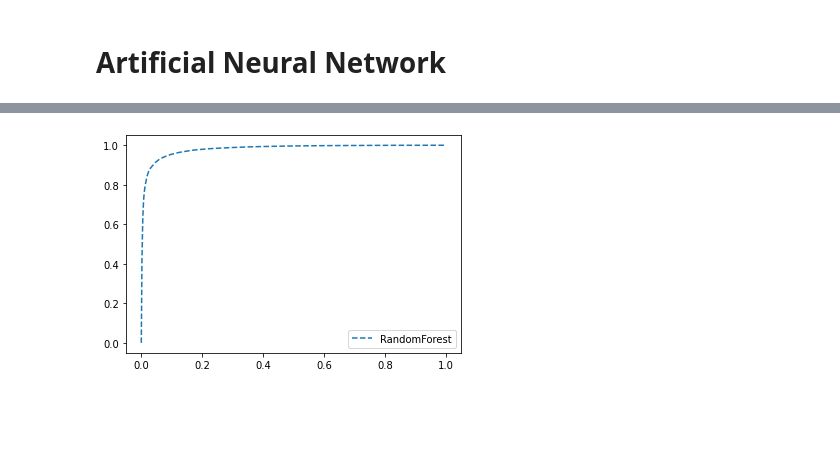
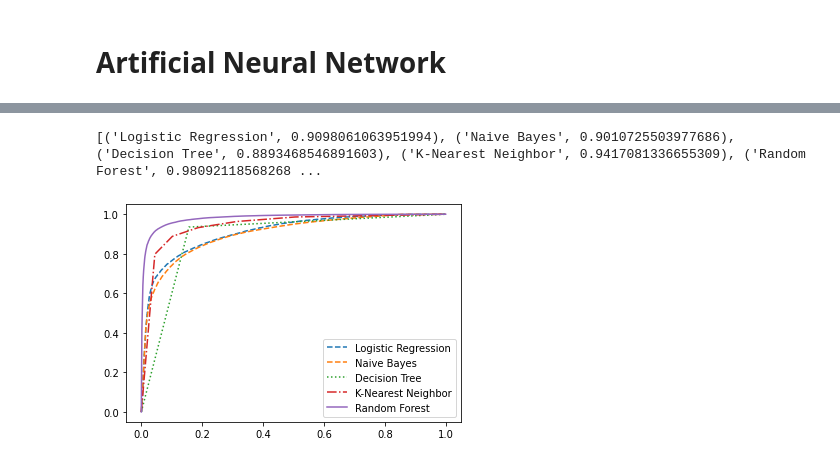
Before and after one commit to AliShujjat/DropOutRatesInPakistan, a Jupyter notebook: Model_Training.ipynb, the cells around one changed output, grey strips where cells are left out. Drawn from its saved outputs; the diff is of its cells as text; code cells hidden in the pictures; blank space fills up the shorter version.

```diff
--- a/Model_Training.ipynb
+++ b/Model_Training.ipynb
@@ -417,16 +460,47 @@ weighted avg       0.94      0.94      0.94     85862
-# %%
-y_probs = clf.predict_proba(X_test)
-y_probs = y_probs[:, 1]
-ns_fpr, ns_tpr, _ = roc_curve(y_test, y_probs, pos_label=3)
-
-# plot the roc curve for the model
-pyplot.plot(ns_fpr, ns_tpr, linestyle='--', label='RandomForest')
-
-# show the legend
-pyplot.legend()
-
-# show the plot
-pyplot.show()
-# %% [output]
-[figure, removed]
+# %%
+#Complete ROC
+
+#Logistic Regression
+y_probs_log = logreg.predict_proba(X_test)
+y_probs_log = y_probs_log[:, 1]
+ns_fpr, ns_tpr, _ = roc_curve(y_test, y_probs_log, pos_label=3)
+
+#Naive Bayes
+y_probs_naive = naive_bayes.predict_proba(X_test)
+y_probs_naive = y_probs_naive[:, 1]
+ns_fpr_naive, ns_tpr_naive, _ = roc_curve(y_test, y_probs_naive, pos_label=3)
+
+#Decision Tree
+y_probs_tree = dtc.predict_proba(X_test)
+y_probs_tree = y_probs_tree[:, 1]
+ns_fpr_tree, ns_tpr_tree, _ = roc_curve(y_test, y_probs_tree, pos_label=3)
+
+#K-Nearest Neighbor
+y_probs_neighbor = knn.predict_proba(X_test)
+y_probs_neighbor = y_probs_neighbor[:, 1]
+ns_fpr_neighbor, ns_tpr_neighbor, _ = roc_curve(y_test, y_probs_neighbor, pos_label=3)
+
+#Random Forest
+y_probs_forest = clf.predict_proba(X_test)
+y_probs_forest = y_probs_forest[:, 1]
+ns_fpr_forest, ns_tpr_forest, _ = roc_curve(y_test, y_probs_forest, pos_label=3)
+
+# Display area under curve list
+print(auc_list)
+
+# plot the roc curve for the model
+pyplot.plot(ns_fpr, ns_tpr, linestyle='--', label='Logistic Regression')
+pyplot.plot(ns_fpr_naive, ns_tpr_naive, linestyle='dashed', label='Naive Bayes')
+pyplot.plot(ns_fpr_tree, ns_tpr_tree, linestyle='dotted', label='Decision Tree')
+pyplot.plot(ns_fpr_neighbor, ns_tpr_neighbor, linestyle='dashdot', label='K-Nearest Neighbor')
+pyplot.plot(ns_fpr_forest, ns_tpr_forest, linestyle='solid', label='Random Forest')
+
+# show the legend
+pyplot.legend()
+
+# show the plot
+pyplot.show()
+# %% [output]
+[('Logistic Regression', 0.9098061063951994), ('Naive Bayes', 0.9010725503977686), ('Decision Tree', 0.8893468546891603), ('K-Nearest Neighbor', 0.9417081336655309), ('Random Forest', 0.98092118568268 ...
+[figure, added]
 # %%
```
Also changed, not shown: parts of 17 cells of this notebook.
